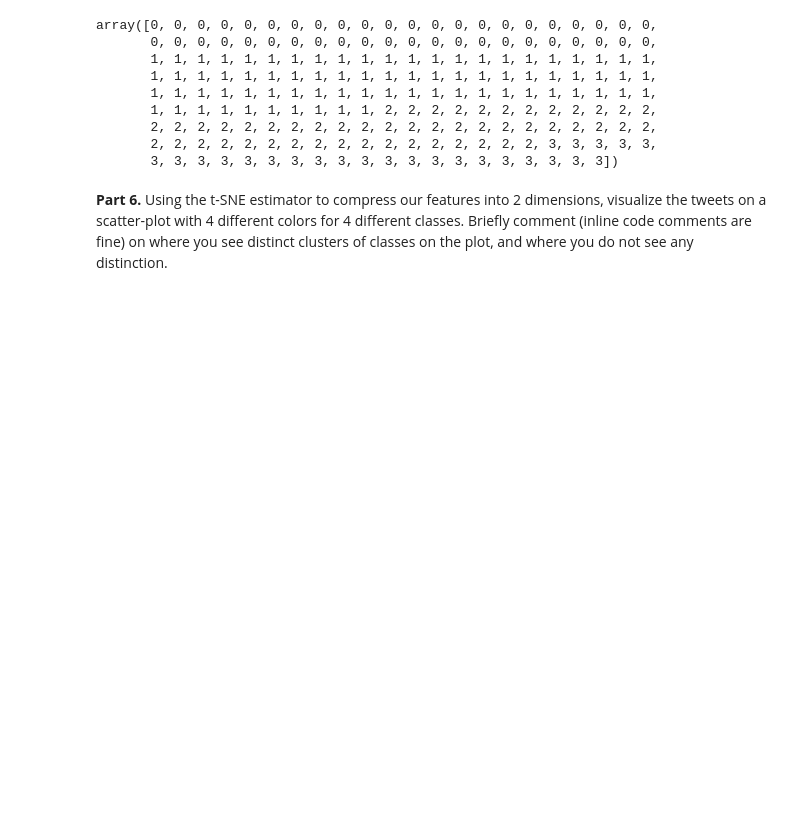
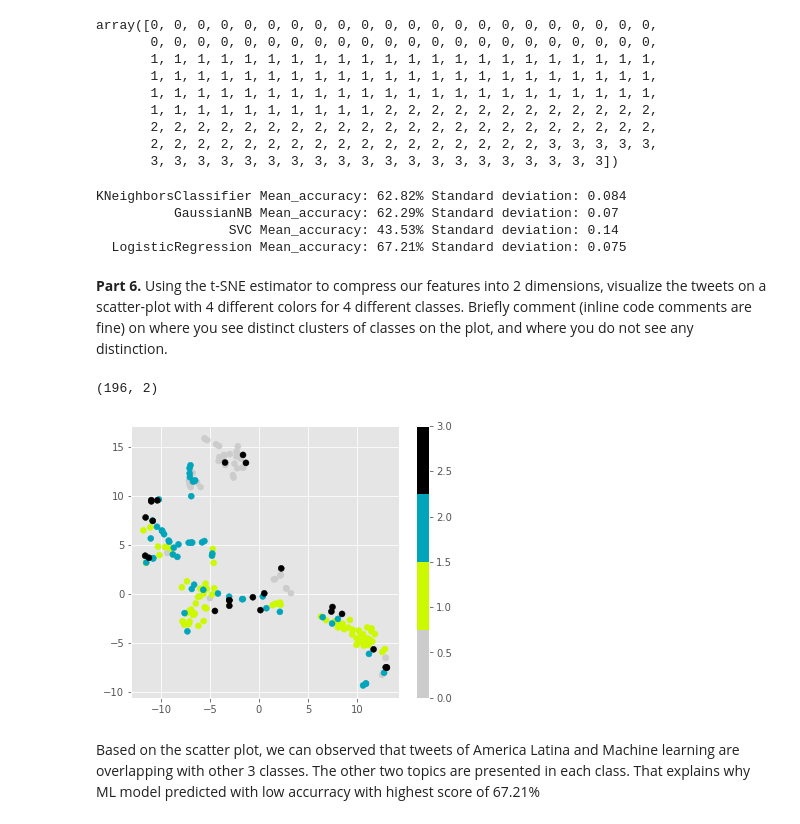
Before and after one commit to DSNortsev/CSE590-PythonAndDataAnalytics, a Jupyter notebook: Final/final_exam.ipynb, the cells around one changed output. Drawn from its saved outputs; the diff is of its cells as text; code cells hidden in the pictures; blank space fills up the shorter version.

```diff
--- a/Final/final_exam.ipynb
+++ b/Final/final_exam.ipynb
@@ -42,6 +43,7 @@ For each collection, save the modified list of tweets back into a new json file
 # %%
 !pip install tweet-preprocessor
 import preprocessor as p
+# Set all available options  to pre-processing
 p.set_options(p.OPT.URL, p.OPT.MENTION, p.OPT.HASHTAG,
               p.OPT.RESERVED, p.OPT.EMOJI, p.OPT.SMILEY, p.OPT.NUMBER)
 
@@ -60,7 +62,7 @@ def preprocess_tweets(tweet: dict) -> dict:
   return tweet
 
 def write_json(file_name, tweets):
-  """Save  python dictionary as json"""
+  """Save  python dictionary as json file"""
   with open(file_name, 'w') as f:
     json.dump(tweets, f, indent=4)
 # %% [output]
@@ -86,6 +91,7 @@ tweet_list = [america_latina, machine_learning, super_league, weibo]
 tweets_topics = ['America Latina Tweets', 'Machine Learning Tweets', 'Super League Tweets', 'Weibo Tweets']
 # %%
 def determine_setiment(tweets: dict) -> dict:
+  """Determine tweet's sentiment"""
   sentiments = {'positive': 0,
                        'neutral': 0,
                        'negative': 0}
@@ -101,7 +107,7 @@ def determine_setiment(tweets: dict) -> dict:
 
 
 def plot_bar(data, topic):
-  """Plot the trends"""
+  """Plot tweets"""
   import matplotlib.pyplot as plt
   %matplotlib inline
   plt.figure(figsize=(6,3))
@@ -187,5 +186,6 @@ for tweet in all_tweets:
   if not np.size(data):
     # if numpy array size is zero insert horizontally
     data = np.hstack((data, tweet_data))
+    continue
   # Append numpy array vertically
   data = np.vstack((data, tweet_data))
@@ -213,2 +215,44 @@ array([0, 0, 0, 0, 0, 0, 0, 0, 0, 0, 0, 0, 0, 0, 0, 0, 0, 0, 0, 0, 0, 0,
+# %%
+models = {'KNeighborsClassifier': KNeighborsClassifier(),
+          'GaussianNB': GaussianNB(),
+          'SVC': SVC(),
+          'LogisticRegression': LogisticRegression(max_iter=10000)}
+
+for model_name, model in models.items():
+  kfold_10 = KFold(n_splits=10, random_state=42, shuffle=True)
+  scores = cross_val_score(estimator=model, X=data, y=topics, cv=kfold_10)
+  print(f'{model_name:>20} '
+        + f'Mean_accuracy: {scores.mean():.2%} '
+        + f'Standard deviation: {scores.std():.2} ')
+# %% [output]
+KNeighborsClassifier Mean_accuracy: 62.82% Standard deviation: 0.084
+          GaussianNB Mean_accuracy: 62.29% Standard deviation: 0.07
+                 SVC Mean_accuracy: 43.53% Standard deviation: 0.14
+  LogisticRegression Mean_accuracy: 67.21% Standard deviation: 0.075
 # %% [markdown]
 **Part 6.** Using the t-SNE estimator to compress our features into 2 dimensions, visualize the tweets on a scatter-plot with 4 different colors for 4 different classes.  Briefly comment (inline code comments are fine) on where you see distinct clusters of classes on the plot, and where you do not see any distinction.
+# %%
+from sklearn.manifold import TSNE
+
+# Transform 5 features onto 2 dimensions
+tsne = TSNE(n_components=2, random_state=42)
+reduced_data = tsne.fit_transform(data)
+reduced_data.shape
+# %% [output]
+(196, 2)
+# %%
+import matplotlib.pyplot as plt
+%matplotlib inline
+
+figure = plt.figure(figsize=(6,5))
+
+dots = plt.scatter(reduced_data[:,0], reduced_data[:,1],
+        c=topics, cmap=plt.cm.get_cmap('nipy_spectral_r', 4))
+
+colorbar = plt.colorbar(dots)
+
+# colorbar = plt.colorbar(dots, ticks=[0,1,2,3,4])
+# %% [output]
+[figure, added]
+# %% [markdown]
+Based on the scatter plot, we can observed that tweets of America Latina and Machine learning are overlapping with other 3 classes. The other two topics are presented in each class. That explains why ML model predicted with low accurracy with highest score of 67.21%
```
Also changed, not shown: parts of 8 cells of this notebook.
